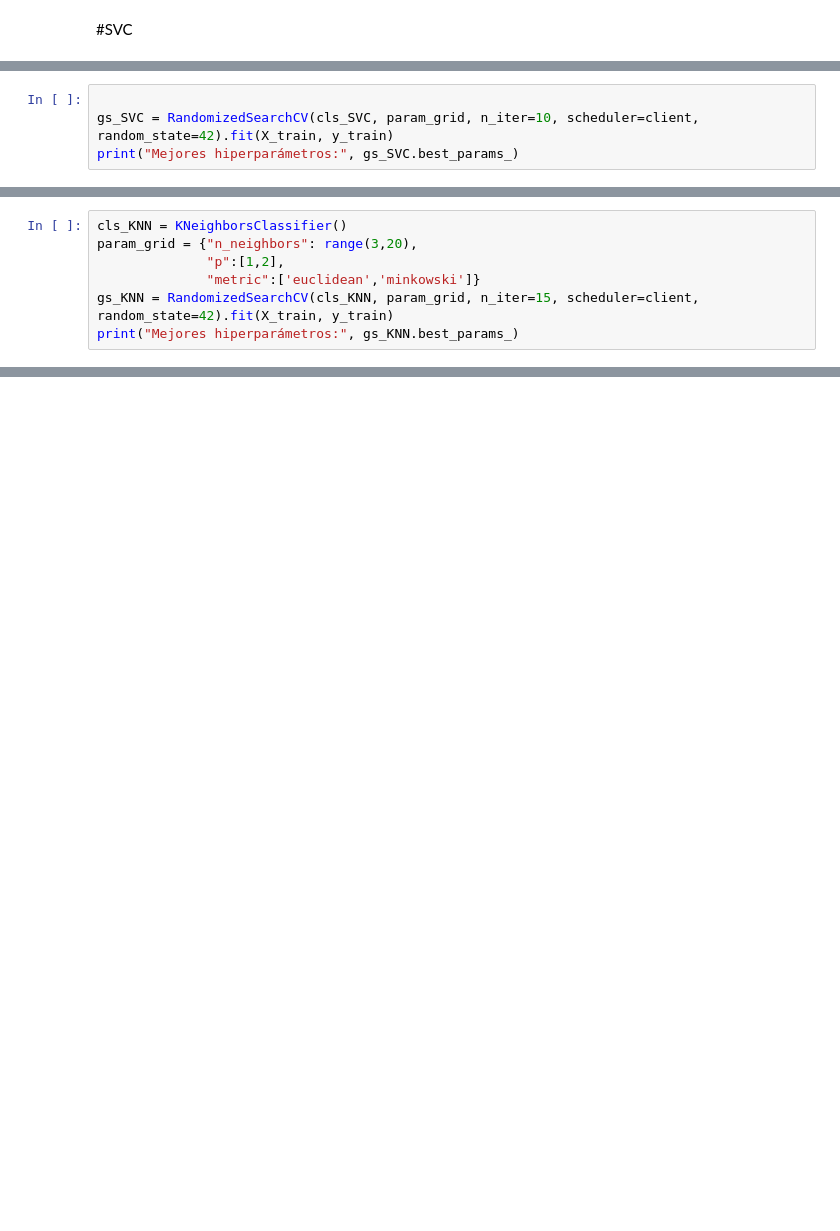
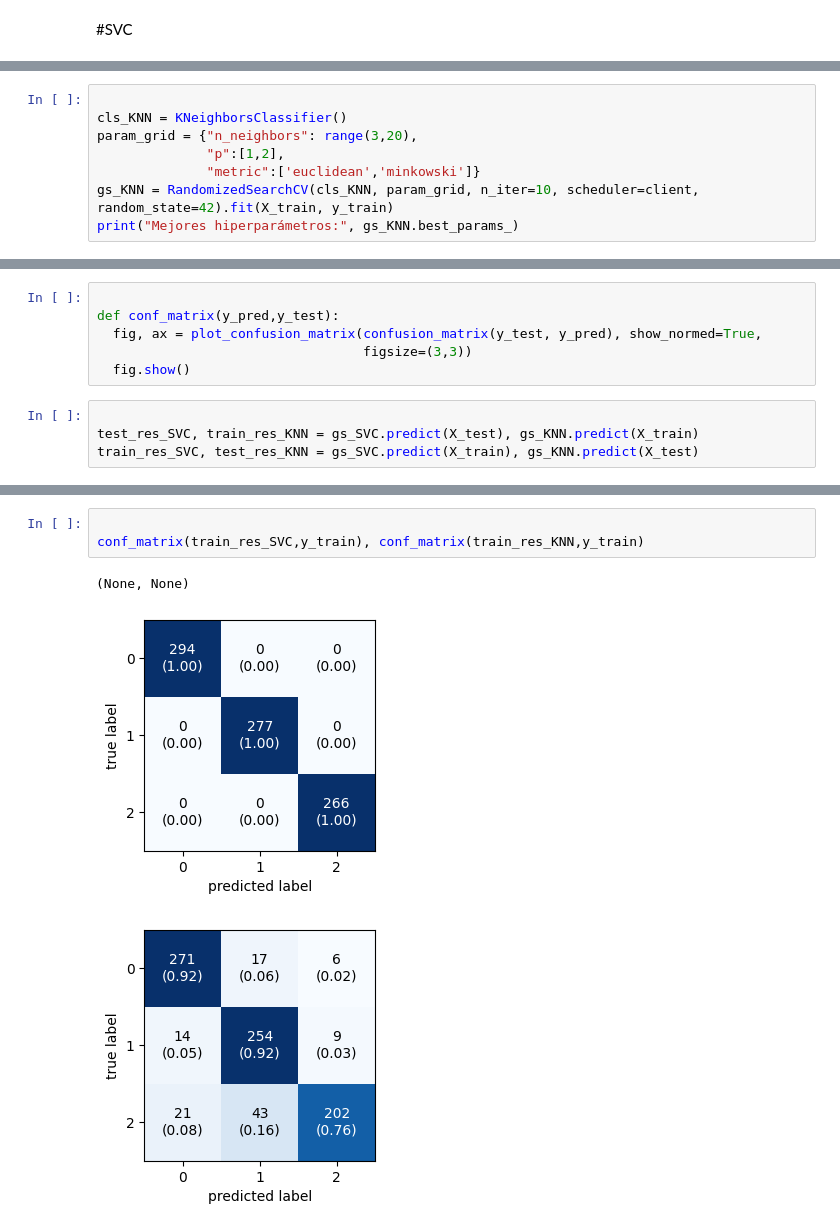
Before and after one commit to MiguelAngeloTr/BIGDATA, a Jupyter notebook: C2/ProyectoFinal/Proyectofinal1.ipynb, the cells around one changed output, grey strips where cells are left out. Cells and saved outputs as stored; diff of their text form; blank space fills up the shorter version.

```diff
--- a/C2/ProyectoFinal/Proyectofinal1.ipynb
+++ b/C2/ProyectoFinal/Proyectofinal1.ipynb
@@ -354,4 +380,8 @@ NameError: name 'X_train' is not defined
 # %%
 
-gs_SVC = RandomizedSearchCV(cls_SVC, param_grid, n_iter=10, scheduler=client, random_state=42).fit(X_train, y_train)
-print("Mejores hiperparámetros:", gs_SVC.best_params_)
+cls_KNN = KNeighborsClassifier()
+param_grid = {"n_neighbors": range(3,20),
+              "p":[1,2],
+              "metric":['euclidean','minkowski']}
+gs_KNN = RandomizedSearchCV(cls_KNN, param_grid, n_iter=10, scheduler=client, random_state=42).fit(X_train, y_train)
+print("Mejores hiperparámetros:", gs_KNN.best_params_)
@@ -358,7 +389,0 @@ print("Mejores hiperparámetros:", gs_SVC.best_params_)
-# %%
-cls_KNN = KNeighborsClassifier()
-param_grid = {"n_neighbors": range(3,20),
-              "p":[1,2],
-              "metric":['euclidean','minkowski']}
-gs_KNN = RandomizedSearchCV(cls_KNN, param_grid, n_iter=15, scheduler=client, random_state=42).fit(X_train, y_train)
-print("Mejores hiperparámetros:", gs_KNN.best_params_)
@@ -364,0 +407,10 @@ print("Mejores hiperparámetros:", gs_KNN.best_params_)
+# %%
+
+def conf_matrix(y_pred,y_test):
+  fig, ax = plot_confusion_matrix(confusion_matrix(y_test, y_pred), show_normed=True,
+                                  figsize=(3,3))
+  fig.show()
+# %%
+
+test_res_SVC, train_res_KNN = gs_SVC.predict(X_test), gs_KNN.predict(X_train)
+train_res_SVC, test_res_KNN = gs_SVC.predict(X_train), gs_KNN.predict(X_test)
@@ -364,0 +446,7 @@ print("Mejores hiperparámetros:", gs_KNN.best_params_)
+# %%
+
+conf_matrix(train_res_SVC,y_train), conf_matrix(train_res_KNN,y_train)
+# %% [output]
+(None, None)
+[figure, added]
+[figure, added]
```
Also changed, not shown: parts of 16 cells of this notebook.
